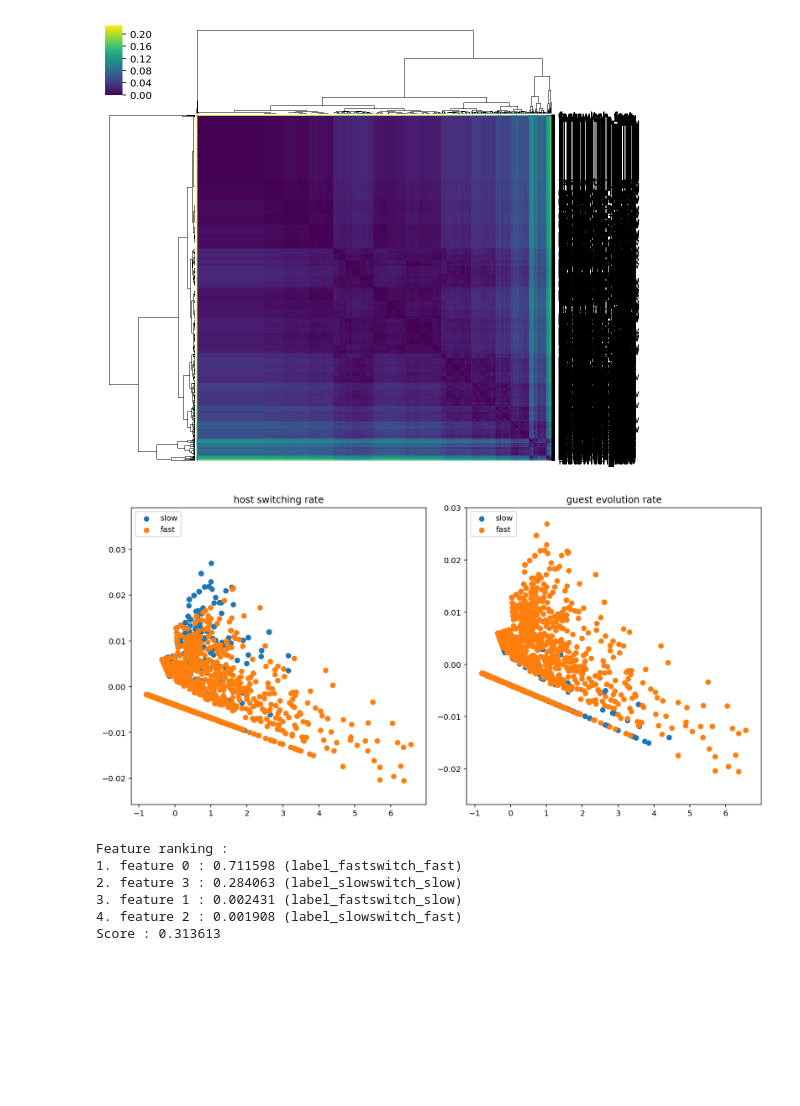
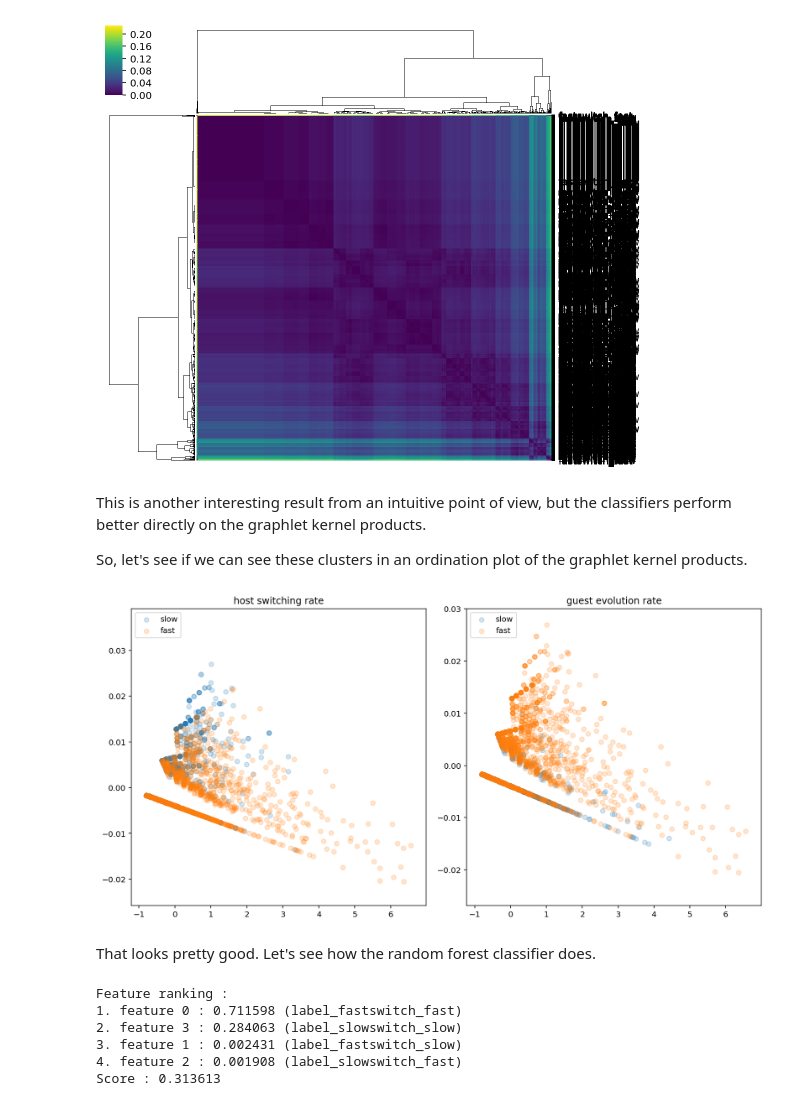
Before and after one commit to ryneches/ManyTrees, a Jupyter notebook: ManyTrees.ipynb, the cells around one changed output. Saved outputs shown, nothing was run; the diff lists cells and outputs as text; code cells hidden in the pictures; blank space fills up the shorter version.

```diff
--- a/ManyTrees.ipynb
+++ b/ManyTrees.ipynb
@@ -645,6 +704,11 @@ seaborn.clustermap( d_k, cmap='viridis', method='weighted', metric='euclidean',
 # %% [output]
 <seaborn.matrix.ClusterGrid at 0x...>
 [figure]
+# %% [markdown]
+This is another interesting result from an intuitive point of view, but the classifiers perform
+better directly on the graphlet kernel products.
+
+So, let's see if we can see these clusters in an ordination plot of the graphlet kernel products.
 # %%
 from sklearn.manifold import TSNE, MDS, Isomap, SpectralEmbedding, LocallyLinearEmbedding
 from sklearn.decomposition import PCA
@@ -671,29 +735,31 @@ dk_embedded = pandas.DataFrame( PCA(n_components=2).fit_transform( g ),
 # %%
 figure( figsize=(12,6) )
 
 qq = q.join( dk_embedded )
 
 xname,yname = dk_embedded.columns
 
 subplot(1,2,1)
 title( 'host switching rate' )
 for l in set( qq.switch ) :
-    scatter( qq[qq.switch==l][xname], qq[qq.switch==l][yname], label=l )
+    scatter( qq[qq.switch==l][xname], qq[qq.switch==l][yname], alpha=0.2, label=l )
 #legend( bbox_to_anchor=(0., 1.02, 1., .102), loc=3,
 #           ncol=3, mode="expand", borderaxespad=0. )
 legend( loc=2 )
 
 subplot(1,2,2)
 title( 'guest evolution rate' )
 for l in set( qq.g_evol ) :
-    scatter( qq[qq.g_evol==l][xname], qq[qq.g_evol==l][yname], label=l )
+    scatter( qq[qq.g_evol==l][xname], qq[qq.g_evol==l][yname], alpha=0.2, label=l )
 #legend( bbox_to_anchor=(0., 1.02, 1., .102), loc=3,
 #           ncol=3, mode="expand", borderaxespad=0. )
 legend( loc=2 )
 
 tight_layout()
 # %% [output]
-[figure, old version]
+[figure, new version]
+# %% [markdown]
+That looks pretty good. Let's see how the random forest classifier does.
 # %%
 from sklearn.datasets import make_classification
 from sklearn.ensemble import ExtraTreesClassifier, RandomForestRegressor, RandomForestClassifier
```
Also changed, not shown: parts of 37 cells of this notebook.
